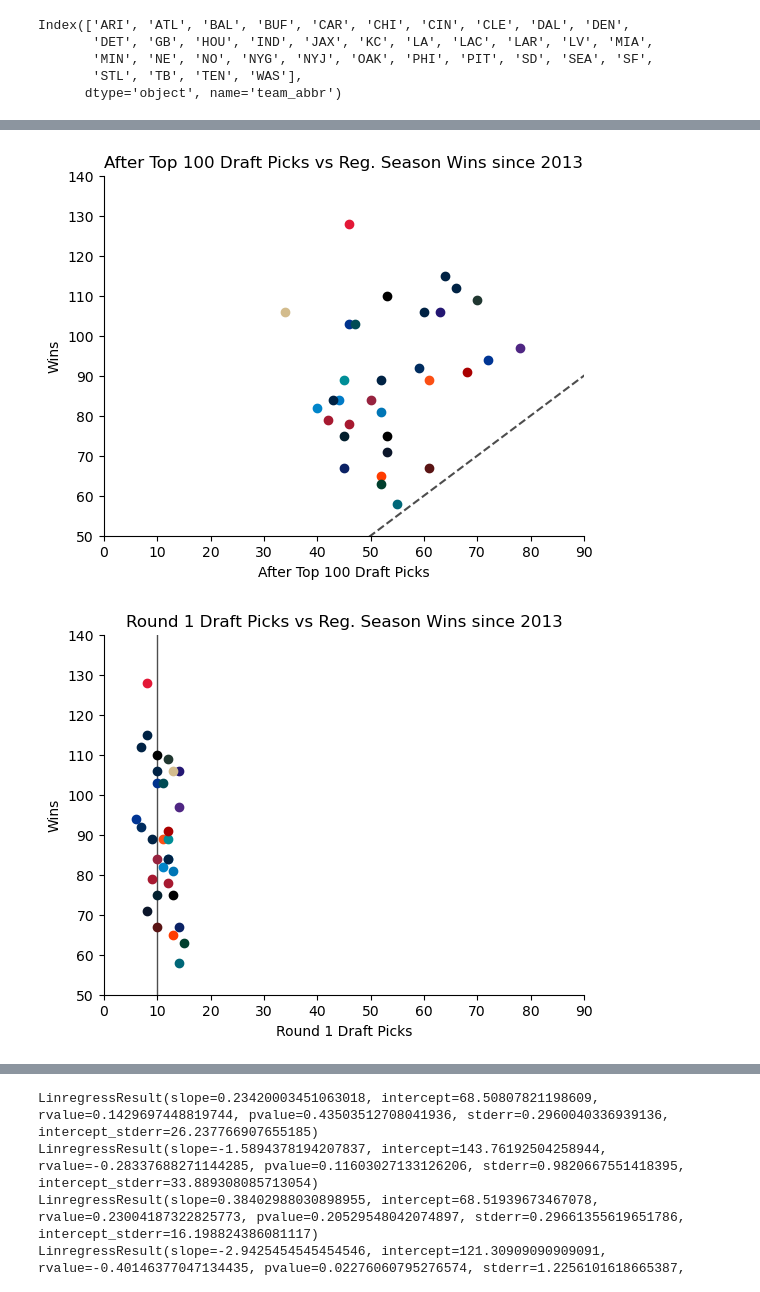
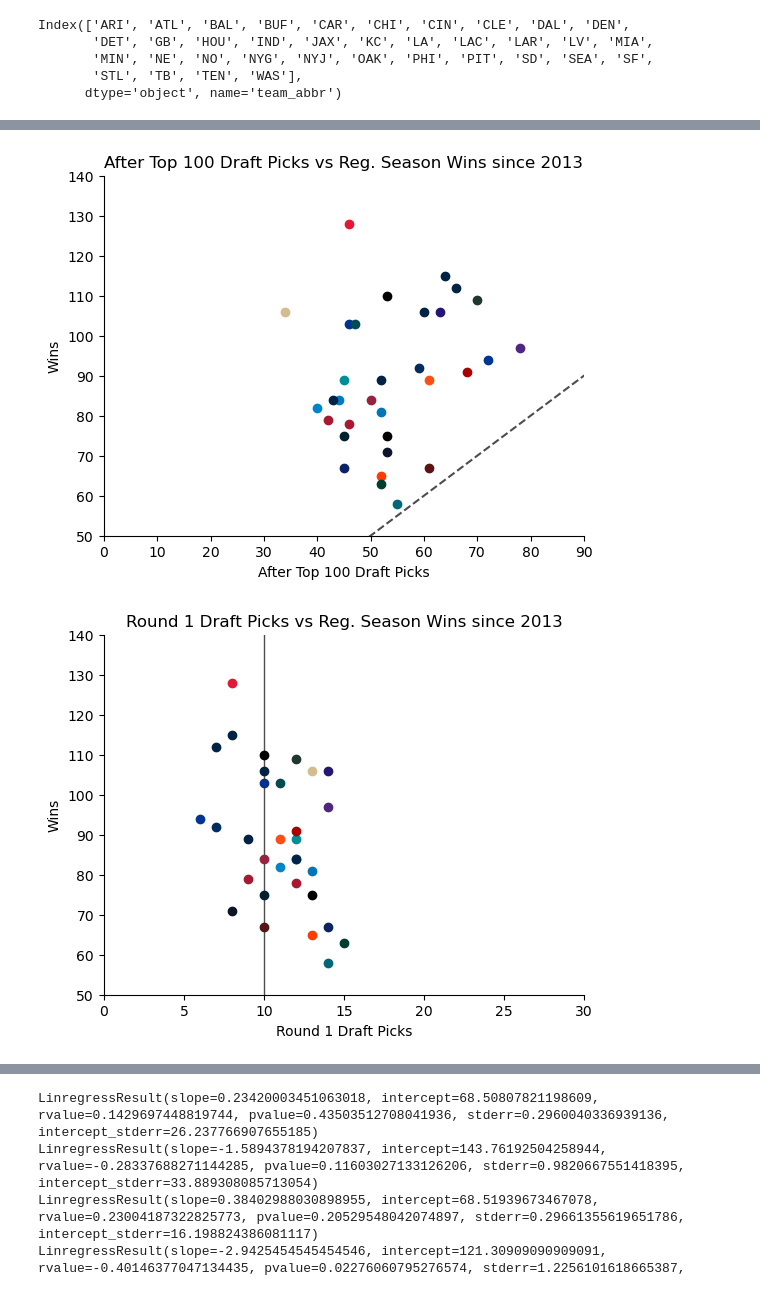
Before and after one commit to JanCalalo/fantasyfootball, a Jupyter notebook: picks vs wins.ipynb, the cells around one changed output, grey strips where cells are left out. Cells and saved outputs as stored; diff of their text form; code cells hidden in the pictures.

```diff
--- a/picks vs wins.ipynb
+++ b/picks vs wins.ipynb
@@ -9,3 +11,5 @@ import nfl_data_py  as nfl
 # %%
 draft_picks = nfl.import_draft_picks
 selected_draft_picks = draft_picks(years = range(2013,2024))
+# %%
+draft_vals = nfl.import_draft_values()
@@ -11,0 +32,3 @@ selected_draft_picks = draft_picks(years = range(2013,2024))
+# %%
+selected_draft_picks['pick_value'] = selected_draft_picks.apply(lambda row: draft_vals.loc[row['pick']-1,'johnson'],axis = 1)
+                                                         #  (lambda row: find_winner(row['result'],row['home_team'],row['away_team']), axis=1)
@@ -70,6 +149,11 @@ team_win_v_picks['all_picks'] = temp_df_draft
 team_win_v_picks['top_100_picks'] = temp_df_draft_top100
 team_win_v_picks['after_100_picks'] = temp_df_draft_after100
 team_win_v_picks['round_1_picks'] = temp_df_draft_rnd_1
+
+team_win_v_picks['all_picks_val'] = temp_df_draftval
+team_win_v_picks['top_100_picks_val'] = temp_df_draftval_top100
+team_win_v_picks['after_100_picks_val'] = temp_df_draftval_after100
+team_win_v_picks['round_1_picks_val'] = temp_df_draftval_rnd_1
 # %%
 schedules = nfl.import_schedules(years = range(2013,2024))
 # %%
@@ -160,3 +239,0 @@ NameError: name 'curr_team' is not defined
-# %%
-for i,k in enumerate(curr_picks):
-    print(i,k)
@@ -168,14 +260,21 @@ for i,k in enumerate(curr_picks):
 # %%
 picksets = 3
 
-curr_picks = ['all_picks','top_100_picks','after_100_picks','round_1_picks']
-curr_pick_label = ['All Draft Picks','Top 100 Draft Picks','After Top 100 Draft Picks','Round 1 Draft Picks']
+curr_picks = ['all_picks','top_100_picks','after_100_picks','round_1_picks',
+              'all_picks_val','top_100_picks_val','after_100_picks_val','round_1_picks_val',
+              ]
+curr_pick_label = ['All Draft Picks','Top 100 Draft Picks','After Top 100 Draft Picks','Round 1 Draft Picks',
+                   'Johnson Value: All Draft Picks','Johnson Value: Top 100 Draft Picks','Johnson Value: After Top 100 Draft Picks','Johnson Value: Round 1 Draft Picks']
 
 
 x_bounds = [[50,140],
             [0,90],
             [0,90],
-             [0,90]]
+             [0,30],
+             [0,35000],
+             [0,35000],
+             [0,3000],
+             [0,30000],]
 for j,curr_pick_option in enumerate(curr_picks):
 
     curr_fig = plt.figure()
@@ -198,33 +297,33 @@ for j,curr_pick_option in enumerate(curr_picks):
     curr_ax.set_ylim([50,140])
 
     curr_ax.set_xlabel(curr_pick_label[j])
     curr_ax.set_ylabel('Wins')
     curr_ax.set_title(f'{curr_pick_label[j]} vs Reg. Season Wins since 2013')
     curr_ax.spines['top'].set_visible(False)
     curr_ax.spines['right'].set_visible(False)
 
     best_team = 'KC'
     if j == 0:
         curr_row = team_win_v_picks.loc[best_team]
         curr_ax.text(curr_row[curr_pick_option],curr_row['reg_wins'] +3 ,f'{best_team} Delta: +{curr_row["delta"]}' ,color = team_desc.loc[best_team,'team_color'],
                     ha= 'center',va = 'bottom')
 
         worst_team = 'JAX'
 
         curr_row = team_win_v_picks.loc[worst_team]
         curr_ax.text(curr_row[curr_pick_option],curr_row['reg_wins'] - 3 ,f'{worst_team} Delta: {curr_row["delta"]}' ,color = team_desc.loc[worst_team,'team_color'],
                                 ha= 'center',va = 'top')
 
         mid_team = 'ATL'
 
         curr_row = team_win_v_picks.loc[mid_team]
         curr_ax.text(curr_row[curr_pick_option]-5,curr_row['reg_wins'] ,f'{mid_team} Delta: {curr_row["delta"]}' ,color = team_desc.loc[mid_team,'team_color'],
                             ha= 'right',va = 'center')
     if j == 3:
-#        unity_line.set_visible(False)
-        curr_ax.axvline(10,color = '.3',lw = 1,zorder = -5)
+       #unity_line.set_visible(False)
+       curr_ax.axvline(10,color = '.3',lw = 1,zorder = -5)
 # %% [output]
 [figure]
 [figure]
 [figure]
-[figure, old version]
+[figure, new version]
```
Also changed, not shown: parts of 15 cells of this notebook.
